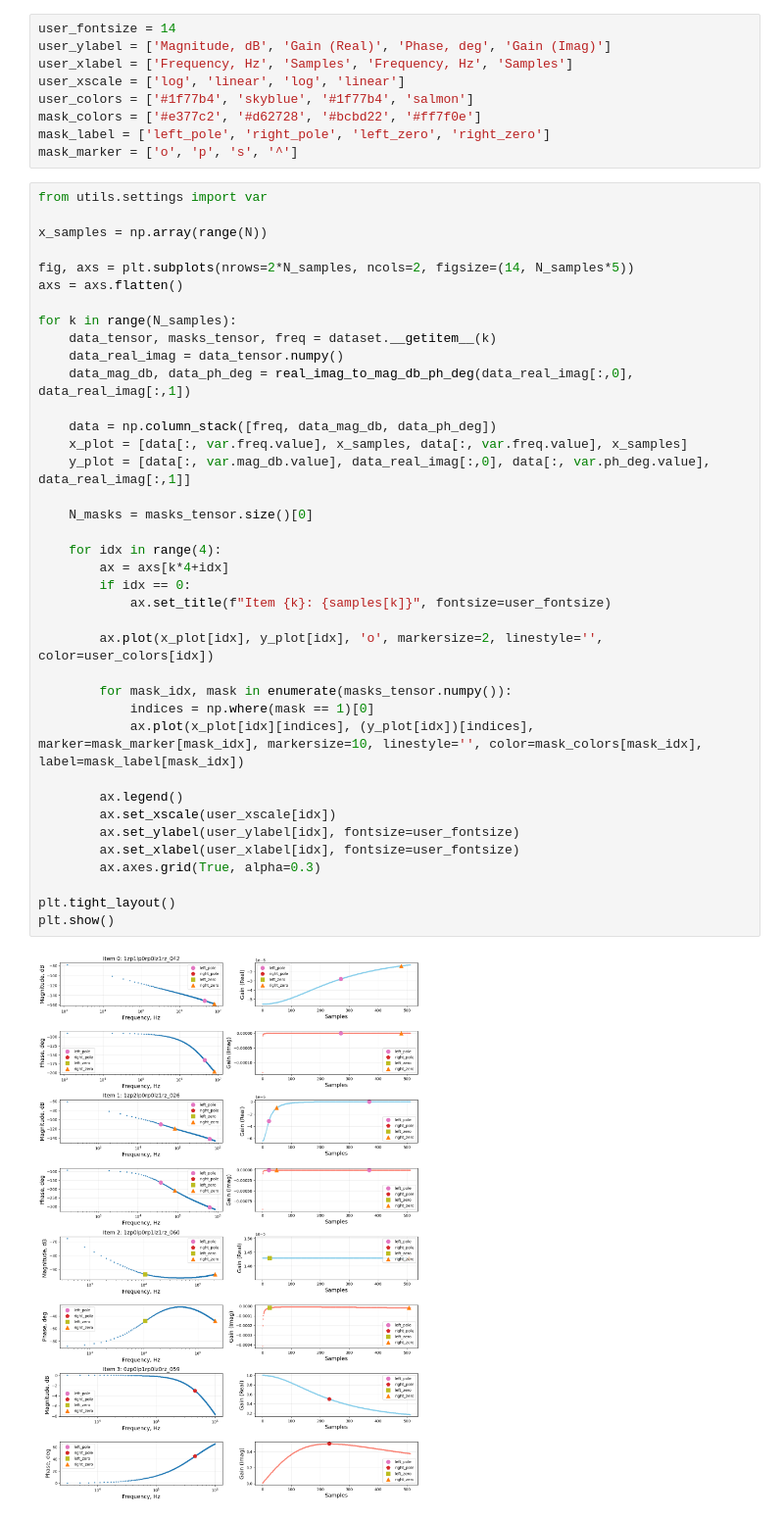
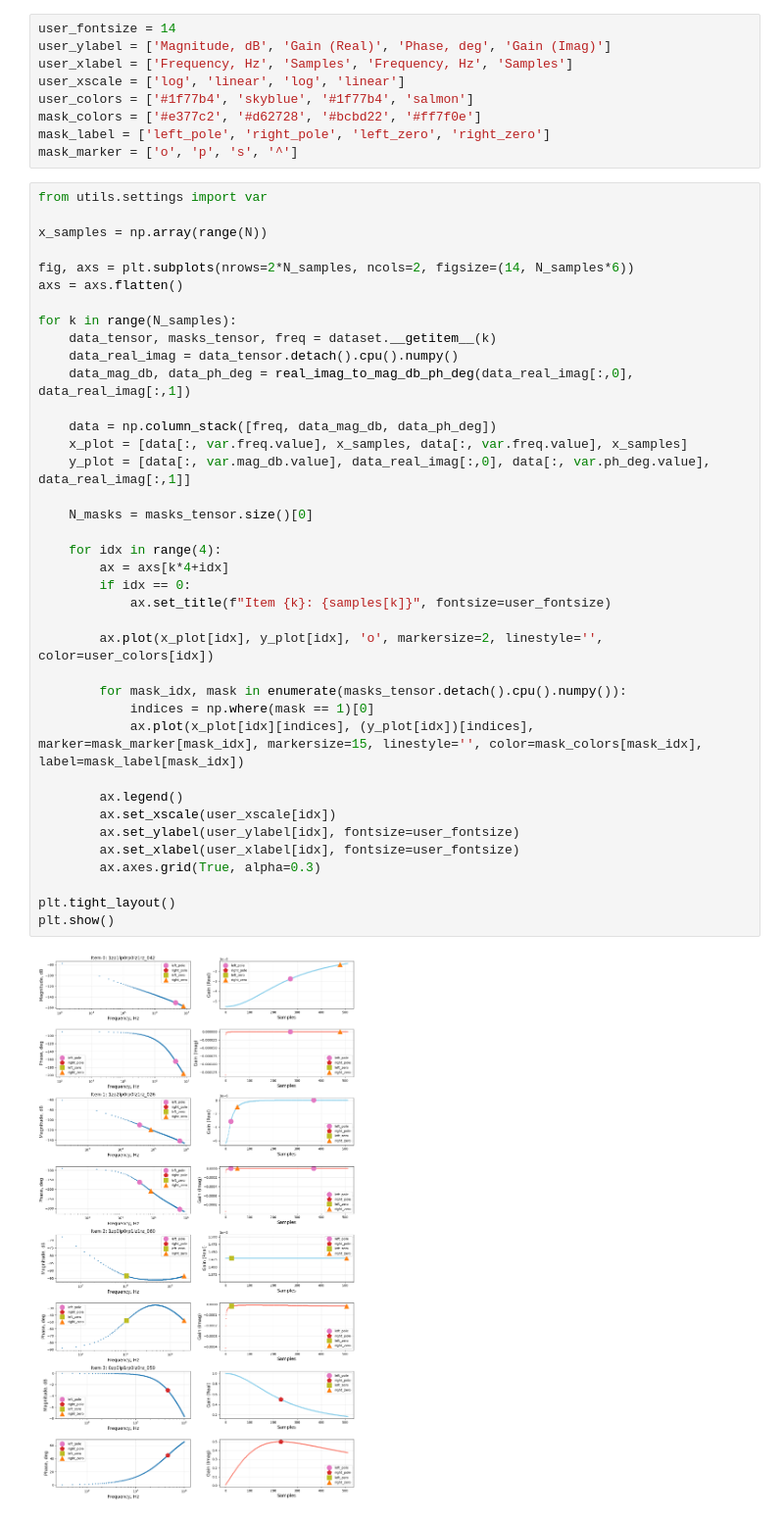
Before and after one commit to romangorbunov91/zeros-poles-masks, a Jupyter notebook: debug_notebook.ipynb, the cells around one changed output. Shown at 98% size. Saved outputs shown, nothing was run; the diff lists cells and outputs as text.

```diff
--- a/debug_notebook.ipynb
+++ b/debug_notebook.ipynb
@@ -93,38 +93,38 @@ from utils.settings import var
 
 x_samples = np.array(range(N))
 
-fig, axs = plt.subplots(nrows=2*N_samples, ncols=2, figsize=(14, N_samples*5))
+fig, axs = plt.subplots(nrows=2*N_samples, ncols=2, figsize=(14, N_samples*6))
 axs = axs.flatten()
 
 for k in range(N_samples):
     data_tensor, masks_tensor, freq = dataset.__getitem__(k)
-    data_real_imag = data_tensor.numpy()
+    data_real_imag = data_tensor.detach().cpu().numpy()
     data_mag_db, data_ph_deg = real_imag_to_mag_db_ph_deg(data_real_imag[:,0], data_real_imag[:,1])
 
     data = np.column_stack([freq, data_mag_db, data_ph_deg])
     x_plot = [data[:, var.freq.value], x_samples, data[:, var.freq.value], x_samples]
     y_plot = [data[:, var.mag_db.value], data_real_imag[:,0], data[:, var.ph_deg.value], data_real_imag[:,1]]
 
     N_masks = masks_tensor.size()[0]
 
     for idx in range(4):
         ax = axs[k*4+idx]
         if idx == 0:
             ax.set_title(f"Item {k}: {samples[k]}", fontsize=user_fontsize)
 
         ax.plot(x_plot[idx], y_plot[idx], 'o', markersize=2, linestyle='', color=user_colors[idx])
 
-        for mask_idx, mask in enumerate(masks_tensor.numpy()):
+        for mask_idx, mask in enumerate(masks_tensor.detach().cpu().numpy()):
             indices = np.where(mask == 1)[0]
-            ax.plot(x_plot[idx][indices], (y_plot[idx])[indices], marker=mask_marker[mask_idx], markersize=10, linestyle='', color=mask_colors[mask_idx], label=mask_label[mask_idx])
+            ax.plot(x_plot[idx][indices], (y_plot[idx])[indices], marker=mask_marker[mask_idx], markersize=15, linestyle='', color=mask_colors[mask_idx], label=mask_label[mask_idx])
 
         ax.legend()
         ax.set_xscale(user_xscale[idx])
         ax.set_ylabel(user_ylabel[idx], fontsize=user_fontsize)
         ax.set_xlabel(user_xlabel[idx], fontsize=user_fontsize)
         ax.axes.grid(True, alpha=0.3)
 
 plt.tight_layout()
 plt.show()
 # %% [output]
-[figure, old version]
+[figure, new version]
```
Also changed, not shown: parts of 2 cells of this notebook.
